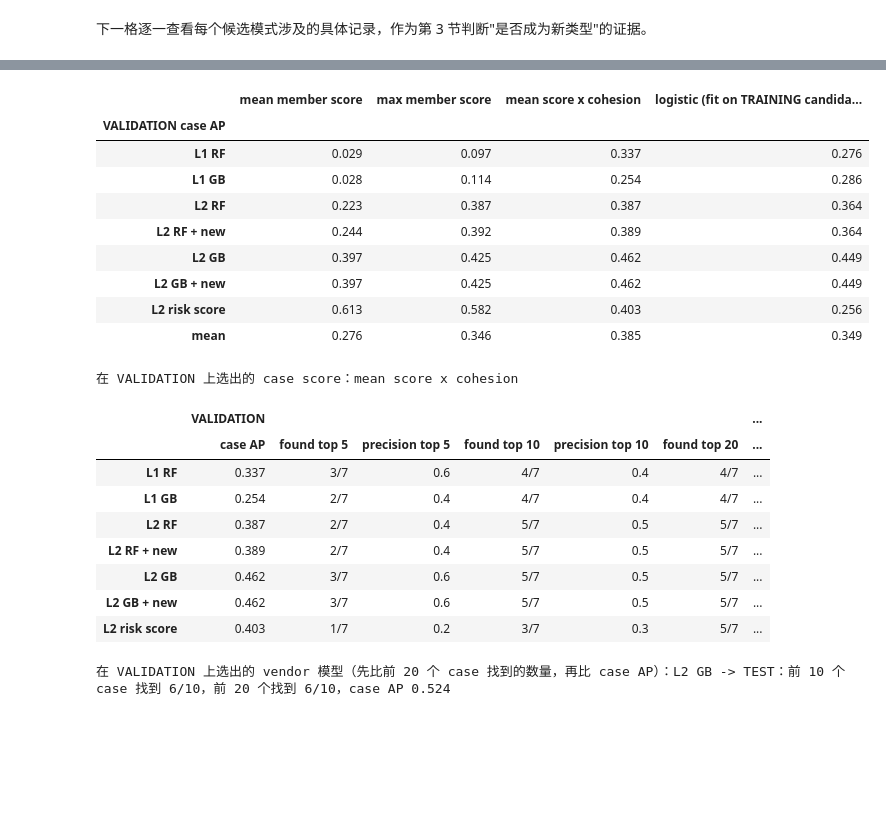
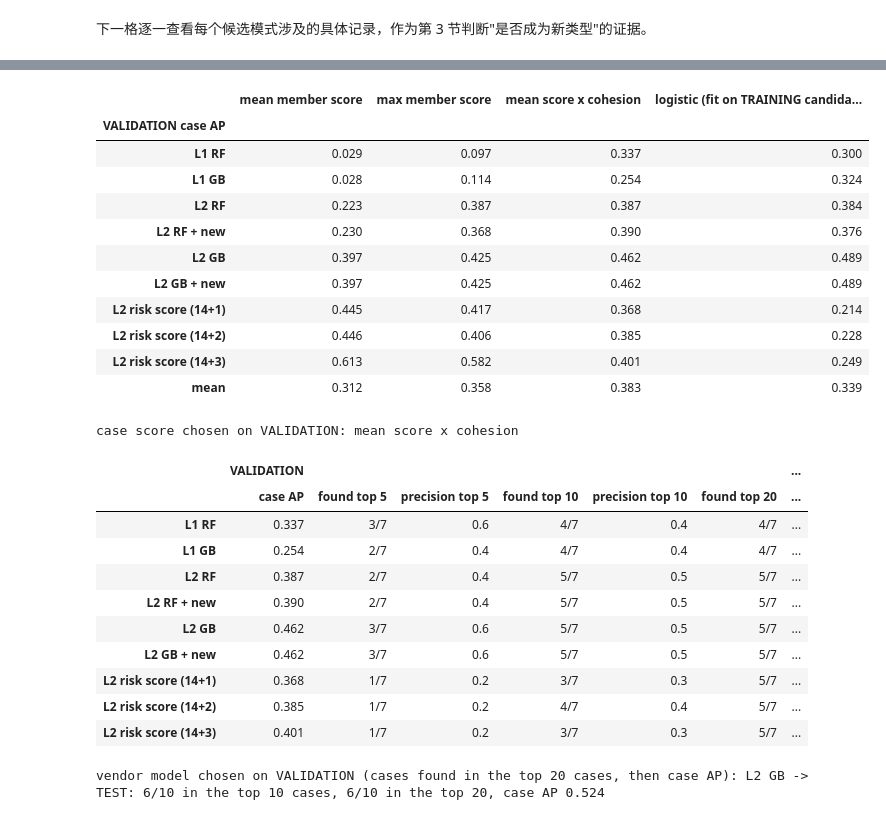
Before and after one commit to FELIXGAO0315/Graph-Based-Detection, a Jupyter notebook: layer2_relationship_logic_zh.ipynb, the cells around one changed output, grey strips where cells are left out. Saved outputs shown, nothing was run; the diff lists cells and outputs as text; code cells hidden in the pictures; blank space fills up the shorter version.

```diff
--- a/layer2_relationship_logic_zh.ipynb
+++ b/layer2_relationship_logic_zh.ipynb
@@ -224,7 +223,7 @@ L2, CTX = {}, {}
 for t_ in CUTOFFS:
     L2[t_], CTX[t_] = l2f.build_layer2(t_, DATA_DIR)
     g_ = CTX[t_]["graph"]
-    assert not (g_.edges.valid_from.gt(t_) | g_.edges.valid_to.gt(t_) | g_.edges.observed_at.gt(t_)).any(), "使用了未来数据"
+    assert not (g_.edges.valid_from.gt(t_) | g_.edges.valid_to.gt(t_) | g_.edges.observed_at.gt(t_)).any(), "future data"
     assert set(L2[t_].index) == set(L1[t_].index)
     L2[t_] = L2[t_].loc[L1[t_].index]
     L2[t_].reset_index().to_csv(f"{FZ2}/features_L2_asof_{t_.date()}.csv", index=False)
@@ -232,11 +231,11 @@ for t_ in CUTOFFS:
                  columns=["entity_a", "entity_b", "relation_kinds"]).to_csv(f"{FZ2}/relation_pairs_asof_{t_.date()}.csv", index=False)
 GROUPS = l2f.groups_of(L2[T_TEST].columns)
 VARS14 = [v for k in l2f.TYPOLOGIES for v in GROUPS[k]]
-print(f"Layer 2 已在 3 个截止日期上构建完成，用时 {(time.time() - t0) / 60:.1f} 分钟：14 种类型共 {len(VARS14)} 个变量")
+print(f"Layer 2 built at 3 cut-offs in {(time.time() - t0) / 60:.1f} min: {len(VARS14)} variables in 14 typologies")
 
 
 def cluster_bootstrap_auc(x, TR, n_boot=1000, seed=0):
-    """变量 x 区分案件成员与其他记录的 AUC；95% 置信区间通过按组重抽样得到（一个案件 = 一组）"""
+    """AUC of x for case members vs other records, 95 % CI resampling groups (a case = one group)"""
     y, g = TR["y"], pd.Series(TR["g"])
     idx_of = g.groupby(g).indices
     pos_g = [k for k in idx_of if k.startswith("G_")]
@@ -263,7 +262,7 @@ for v in VARS14:
     rows.append(r)
 SIG = pd.DataFrame(rows).set_index("variable").sort_values(["significant TR_TRAIN", "AUC TR_TRAIN"], ascending=False)
 SIG.to_csv(f"{OUT}/L2_variable_significance.csv")
-print(f"TR_TRAIN 上显著的变量：{int(SIG['significant TR_TRAIN'].sum())} / {len(SIG)}")
+print(f"significant variables on TR_TRAIN: {int(SIG['significant TR_TRAIN'].sum())} / {len(SIG)}")
 display(SIG)
 by_typ = SIG.groupby("typology").agg(variables=("AUC TR_TRAIN", "size"), significant=("significant TR_TRAIN", "sum"),
                                      best_AUC=("AUC TR_TRAIN", "max"))
@@ -1296,6 +1584,6 @@ L2 risk score：150 个 risk vendor -> 49 个候选 case（TEST），其中 28
 # %%
 KS = [10, 25, 50, 100]
-ORDER = ["L1 RF", "L1 GB", "L2 RF", "L2 RF + new", "L2 GB", "L2 GB + new", "L2 risk score"]
+ORDER = ["L1 RF", "L1 GB", "L2 RF", "L2 RF + new", "L2 GB", "L2 GB + new"] + RS
 
 
 def evaluate(name):
@@ -1313,7 +1601,7 @@ def evaluate(name):
             r[f"case precision @{k}"] = np.mean([max(iou(g, case_mem[c]) for c in ev["cases"]) > IOU_MIN for g in groups])
         rows.append(dict(period=p, seed=seed, **r))
     m = pd.DataFrame(rows).groupby("period").mean().drop(columns="seed")
-    h = pd.DataFrame(hits).groupby(["case", "k"]).hit.mean().ge(0.5).rename("found").reset_index()   # 在至少一半的随机种子中被找到
+    h = pd.DataFrame(hits).groupby(["case", "k"]).hit.mean().ge(0.5).rename("found").reset_index()   # found in >= half the seeds
     h["period"] = h.case.map(case_period).replace({"TRAINING": "TRAINING_cv"})
     return m, h
 
@@ -1342,10 +1630,10 @@ display(BIG)
 
 val_found = BIG[("VALIDATION", "cases @100")].str.split("/").str[0].astype(int)
 CHOSEN = BIG.assign(f=val_found, a=BIG[("VALIDATION", "AP")]).sort_values(["f", "a"], ascending=False).index[0]
-print(f"在 VALIDATION 上选出的模型（先比 @100 找到的案件数，再比 AP）：{CHOSEN} -> TEST：@100 找到 {BIG.loc[CHOSEN, ('TEST', 'cases @100')]} 个案件，"
+print(f"chosen on VALIDATION (cases found @100, then AP): {CHOSEN} -> TEST: {BIG.loc[CHOSEN, ('TEST', 'cases @100')]} cases @100, "
       f"AP {BIG.loc[CHOSEN, ('TEST', 'AP')]}")
 missed = HITS[(HITS.k == 100) & ~HITS.found].groupby("model").case.agg(lambda s: ", ".join(sorted(s))).reindex(ORDER).fillna("—")
-display(missed.to_frame("@100 未找到的案件（所有时期）"))
+display(missed.to_frame("cases not found @100 (all periods)"))
 pd.concat([pd.DataFrame({"model": n, "period": p, "seed": s, "record_id": EVAL_SET[p]["rid"], "y": EVAL_SET[p]["y"], "score": sc})
            for n in ORDER for p, s, sc in RUNS[n]]).to_csv(f"{FZ2}/scores.csv", index=False)
 # %% [output]
@@ -1385,7 +1677,7 @@ from sklearn.preprocessing import StandardScaler
 from sklearn.pipeline import make_pipeline
 
 CASE_FEATS = ["mean_pct", "max_pct", "log_size", "density", "shared_typology", "n_typologies"]
-KQ = [5, 10, 20]                                  # 审查队列：审查多少个 case
+KQ = [5, 10, 20]                                  # review queue: number of cases
 
 
 def case_X(d):
@@ -1393,7 +1685,7 @@ def case_X(d):
 
 
 def matched(d, cases):
-    """候选 case 与某个真实 case 的 IoU > 0.5（候选之间互不重叠，所以每个真实 case 最多被匹配一次）"""
+    """candidate matches a labelled case with IoU > 0.5 (candidates are disjoint, so a case is matched at most once)"""
     return np.array([max(iou(set(g), case_mem[c]) for c in cases) > IOU_MIN for g in d.members])
 
 
@@ -1414,57 +1706,61 @@ def queue_eval(d, f, ev):
     for k in KQ:
         r[f"found top {k}"] = f"{int(hit[:k].sum())}/{len(ev['cases'])}"
         r[f"precision top {k}"] = round(hit[:k].mean(), 2)
     r["vendors in top 10"] = int(d["size"][:10].sum())
     return r
 
 
-# (1) 所有 vendor 模型共用一个 case score，在 VALIDATION 上选（各模型 case AP 的平均）
+# (1) one case score for all vendor models, chosen on VALIDATION (mean case AP over the models)
 pick = pd.DataFrame({cs: {n: queue_eval(CAND[n]["VALIDATION"], f, EVAL_SET["VALIDATION"])["case AP"] for n in ORDER}
                      for cs, f in CASE_SCORES.items()})
 display(pd.concat([pick, pick.mean().to_frame("mean").T]).round(3).rename_axis("VALIDATION case AP"))
 CASE_SCORE = pick.mean().idxmax()
-print(f"在 VALIDATION 上选出的 case score：{CASE_SCORE}")
+print(f"case score chosen on VALIDATION: {CASE_SCORE}")
 
-# (2) 用同一个 case score 比较各 vendor 模型
+# (2) the vendor models compared through the same case score
 cmp_rows = {}
 for p in ["VALIDATION", "TEST"]:
     for n in ORDER:
         for k, v in queue_eval(CAND[n][p], CASE_SCORES[CASE_SCORE], EVAL_SET[p]).items():
             cmp_rows.setdefault((p, k), {})[n] = v
 CMP = pd.DataFrame(cmp_rows).reindex(ORDER)
 CMP.columns = pd.MultiIndex.from_tuples(CMP.columns)
 CMP.to_csv(f"{OUT}/L2_case_queue_results.csv")
 display(CMP)
 best_ = CMP.assign(f=CMP[("VALIDATION", "found top 20")].str.split("/").str[0].astype(int),
                    a=CMP[("VALIDATION", "case AP")]).sort_values(["f", "a"], ascending=False).index[0]
-print(f"在 VALIDATION 上选出的 vendor 模型（先比前 20 个 case 找到的数量，再比 case AP）：{best_} -> TEST："
-      f"前 10 个 case 找到 {CMP.loc[best_, ('TEST', 'found top 10')]}，前 20 个找到 {CMP.loc[best_, ('TEST', 'found top 20')]}，"
+print(f"vendor model chosen on VALIDATION (cases found in the top 20 cases, then case AP): {best_} -> TEST: "
+      f"{CMP.loc[best_, ('TEST', 'found top 10')]} in the top 10 cases, {CMP.loc[best_, ('TEST', 'found top 20')]} in the top 20, "
       f"case AP {CMP.loc[best_, ('TEST', 'case AP')]}")
 
-# (3) 选中模型在 TEST 上的 case 审查队列
+# (3) the chosen model's TEST review queue
 q = CAND[best_]["TEST"].assign(case_score=lambda d: CASE_SCORES[CASE_SCORE](d)).sort_values("case_score", ascending=False).head(15)
-q["真实案件"] = [next((c for c in EVAL_SET["TEST"]["cases"] if iou(set(g), case_mem[c]) > IOU_MIN), "—") for g in q.members]
-q.insert(0, "case 排名", range(1, len(q) + 1))
+q["labelled case"] = [next((c for c in EVAL_SET["TEST"]["cases"] if iou(set(g), case_mem[c]) > IOU_MIN), "—") for g in q.members]
+q.insert(0, "case rank", range(1, len(q) + 1))
 display(q.assign(members=lambda x: x.members.map(lambda m: ", ".join(sorted(m)))).round(3))
 # %% [output]
 |  | mean member score | max member score | mean score x cohesion | logistic (fit on TRAINING candida... |
 | VALIDATION case AP |  |  |  |  |
-| L1 RF | 0.029 | 0.097 | 0.337 | 0.276 |
-| L1 GB | 0.028 | 0.114 | 0.254 | 0.286 |
-| L2 RF | 0.223 | 0.387 | 0.387 | 0.364 |
-| L2 RF + new | 0.244 | 0.392 | 0.389 | 0.364 |
-| L2 GB | 0.397 | 0.425 | 0.462 | 0.449 |
-| L2 GB + new | 0.397 | 0.425 | 0.462 | 0.449 |
-| L2 risk score | 0.613 | 0.582 | 0.403 | 0.256 |
-| mean | 0.276 | 0.346 | 0.385 | 0.349 |
+| L1 RF | 0.029 | 0.097 | 0.337 | 0.300 |
+| L1 GB | 0.028 | 0.114 | 0.254 | 0.324 |
+| L2 RF | 0.223 | 0.387 | 0.387 | 0.384 |
+| L2 RF + new | 0.230 | 0.368 | 0.390 | 0.376 |
+| L2 GB | 0.397 | 0.425 | 0.462 | 0.489 |
+| L2 GB + new | 0.397 | 0.425 | 0.462 | 0.489 |
+| L2 risk score (14+1) | 0.445 | 0.417 | 0.368 | 0.214 |
+| L2 risk score (14+2) | 0.446 | 0.406 | 0.385 | 0.228 |
+| L2 risk score (14+3) | 0.613 | 0.582 | 0.401 | 0.249 |
+| mean | 0.312 | 0.358 | 0.383 | 0.339 |
-在 VALIDATION 上选出的 case score：mean score x cohesion
+case score chosen on VALIDATION: mean score x cohesion
 |  | VALIDATION |  |  |  |  |  | ... |
 |  | case AP | found top 5 | precision top 5 | found top 10 | precision top 10 | found top 20 | ... |
 | L1 RF | 0.337 | 3/7 | 0.6 | 4/7 | 0.4 | 4/7 | ... |
 | L1 GB | 0.254 | 2/7 | 0.4 | 4/7 | 0.4 | 4/7 | ... |
 | L2 RF | 0.387 | 2/7 | 0.4 | 5/7 | 0.5 | 5/7 | ... |
-| L2 RF + new | 0.389 | 2/7 | 0.4 | 5/7 | 0.5 | 5/7 | ... |
+| L2 RF + new | 0.390 | 2/7 | 0.4 | 5/7 | 0.5 | 5/7 | ... |
 | L2 GB | 0.462 | 3/7 | 0.6 | 5/7 | 0.5 | 5/7 | ... |
 | L2 GB + new | 0.462 | 3/7 | 0.6 | 5/7 | 0.5 | 5/7 | ... |
-| L2 risk score | 0.403 | 1/7 | 0.2 | 3/7 | 0.3 | 5/7 | ... |
+| L2 risk score (14+1) | 0.368 | 1/7 | 0.2 | 3/7 | 0.3 | 5/7 | ... |
+| L2 risk score (14+2) | 0.385 | 1/7 | 0.2 | 4/7 | 0.4 | 5/7 | ... |
+| L2 risk score (14+3) | 0.401 | 1/7 | 0.2 | 3/7 | 0.3 | 5/7 | ... |
-在 VALIDATION 上选出的 vendor 模型（先比前 20 个 case 找到的数量，再比 case AP）：L2 GB -> TEST：前 10 个 case 找到 6/10，前 20 个找到 6/10，case AP 0.524
+vendor model chosen on VALIDATION (cases found in the top 20 cases, then case AP): L2 GB -> TEST: 6/10 in the top 10 cases, 6/10 in the top 20, case AP 0.524
```
Also changed, not shown: parts of 61 cells of this notebook.
